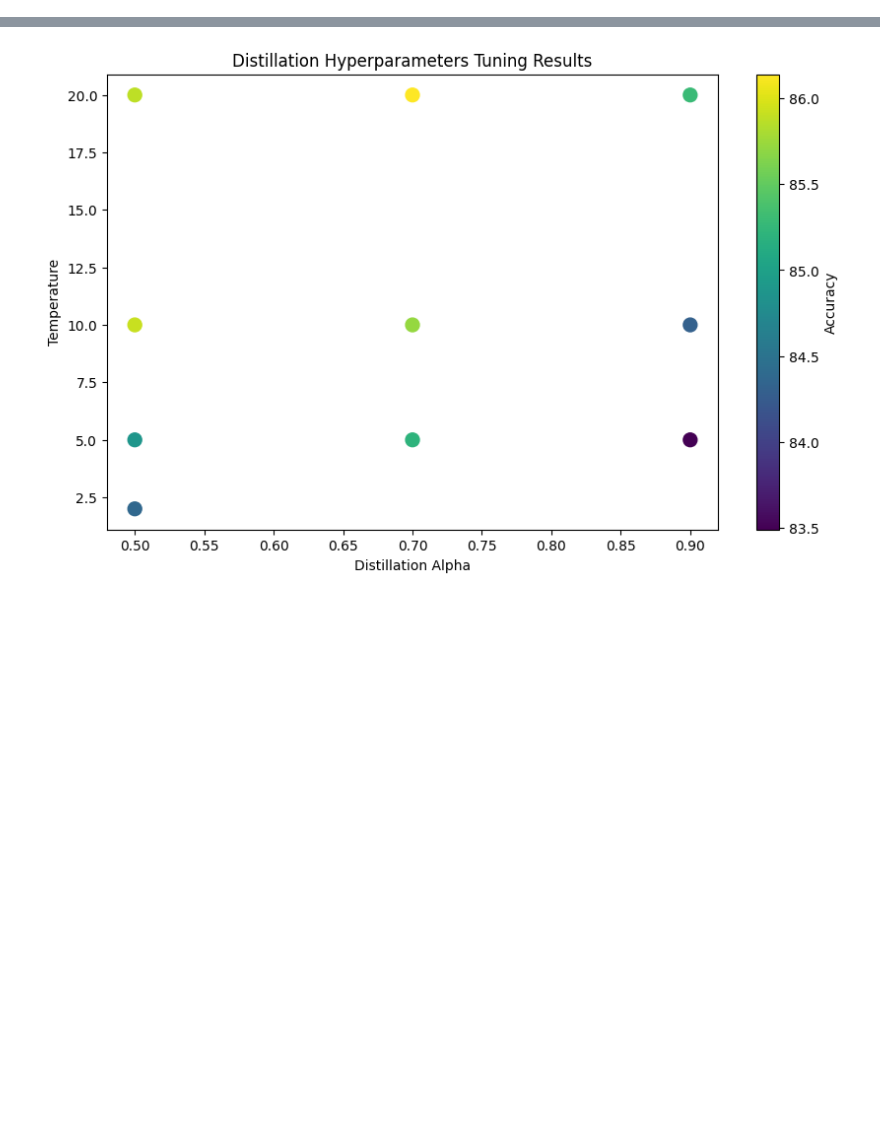
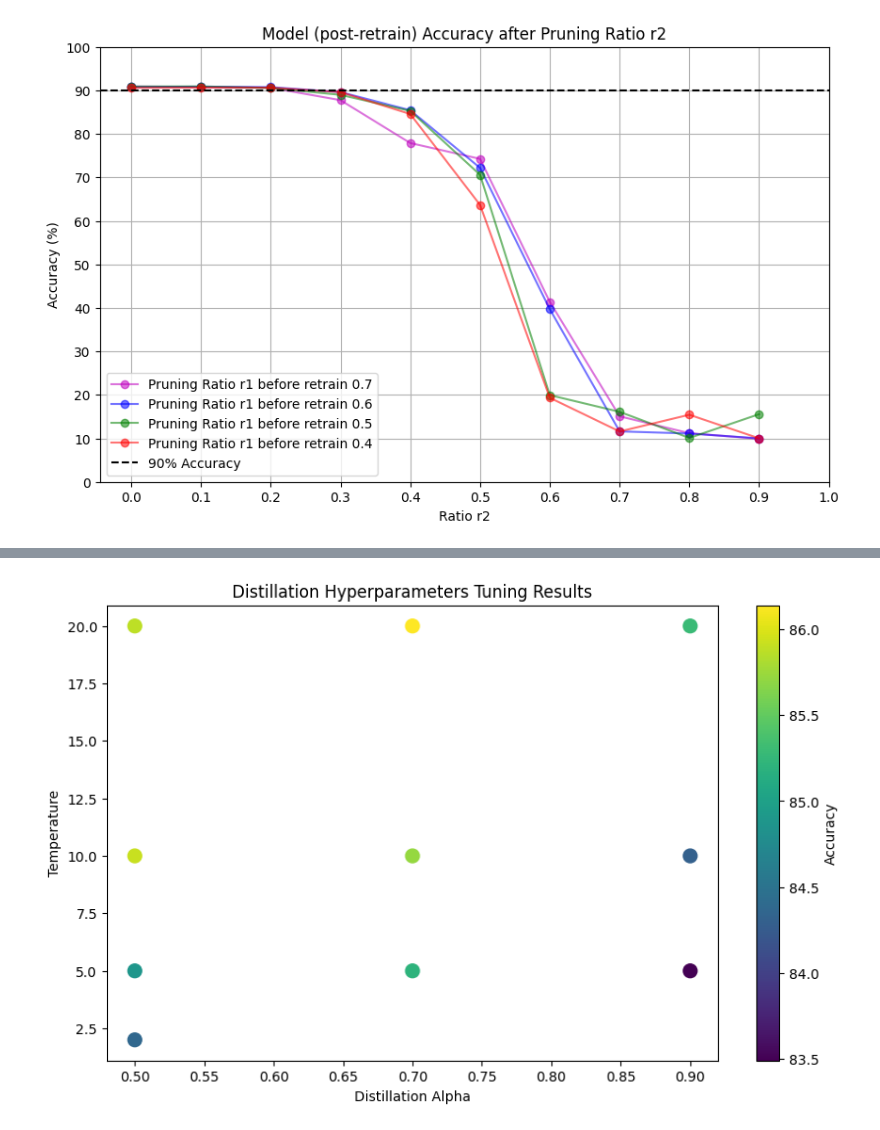
Before and after one commit to JulesPeignier/Efficient_Deep_Learning, a Jupyter notebook: test.ipynb, the cells around one changed output, grey strips where cells are left out. Drawn from its saved outputs; the diff is of its cells as text; code cells hidden in the pictures; blank space fills up the shorter version.

```diff
--- a/test.ipynb
+++ b/test.ipynb
@@ -4,0 +45,45 @@ accuracies [93.17, 91.88, 58.23, 93.79]
+# %%
+import matplotlib.pyplot as plt
+
+# Data for different ratios
+
+results_07 = [(0.0, 90.9), (0.1, 90.78), (0.2, 90.6), (0.3, 87.75), (0.4, 77.9), (0.5, 74.26), (0.6, 41.39), (0.7, 15.07), (0.8, 11.19), (0.9, 9.9)]
+results_06 = [(0.0, 90.78), (0.1, 90.86), (0.2, 90.75), (0.3, 89.6), (0.4, 85.45), (0.5, 72.19), (0.6, 39.71), (0.7, 11.6), (0.8, 11.11), (0.9, 10.0)]
+results_05 = [(0.0, 90.88), (0.1, 90.91), (0.2, 90.55), (0.3, 88.97), (0.4, 85.29), (0.5, 70.6), (0.6, 19.94), (0.7, 16.1), (0.8, 10.1), (0.9, 15.56)]
+results_04 = [(0.0, 90.57), (0.1, 90.63), (0.2, 90.63), (0.3, 89.6), (0.4, 84.57), (0.5, 63.67), (0.6, 19.33), (0.7, 11.58), (0.8, 15.43), (0.9, 10.0)]
+
+# Function to plot results
+def plot_results(results, ratio, color, label):
+    amounts = [x[0] for x in results]
+    accuracies = [x[1] for x in results]
+    plt.plot(amounts, accuracies, marker='o', linestyle='-', color=color, label=f'Pruning Ratio r1 before retrain {ratio}', alpha=0.55)
+
+# Create the plot
+plt.figure(figsize=(10, 6))
+
+# Plot data for each ratio
+plot_results(results_07, 0.7, 'm', '0.7')
+plot_results(results_06, 0.6, 'b', '0.6')
+plot_results(results_05, 0.5, 'g', '0.5')
+plot_results(results_04, 0.4, 'r', '0.4')
+
+
+# Add horizontal line for 90% accuracy
+plt.axhline(y=90, color='k', linestyle='--', label='90% Accuracy')
+
+# Add titles and labels
+plt.title('Model (post-retrain) Accuracy after Pruning Ratio r2')
+# (all model are pruned with ratio r and retrain over 100 epochs)
+plt.xlabel('Ratio r2')
+plt.ylabel('Accuracy (%)')
+plt.legend()
+
+# Add grid, ticks, and show plot
+plt.grid(True)
+plt.xticks([i/10.0 for i in range(0, 11)])  # Set x-axis ticks every 0.1
+plt.yticks()  # Optionally set y-axis ticks every 10%
+
+# Show the plot
+plt.show()
+# %% [output]
+[figure, added]
```
Also changed, not shown: parts of 11 cells of this notebook, 7 other files.
